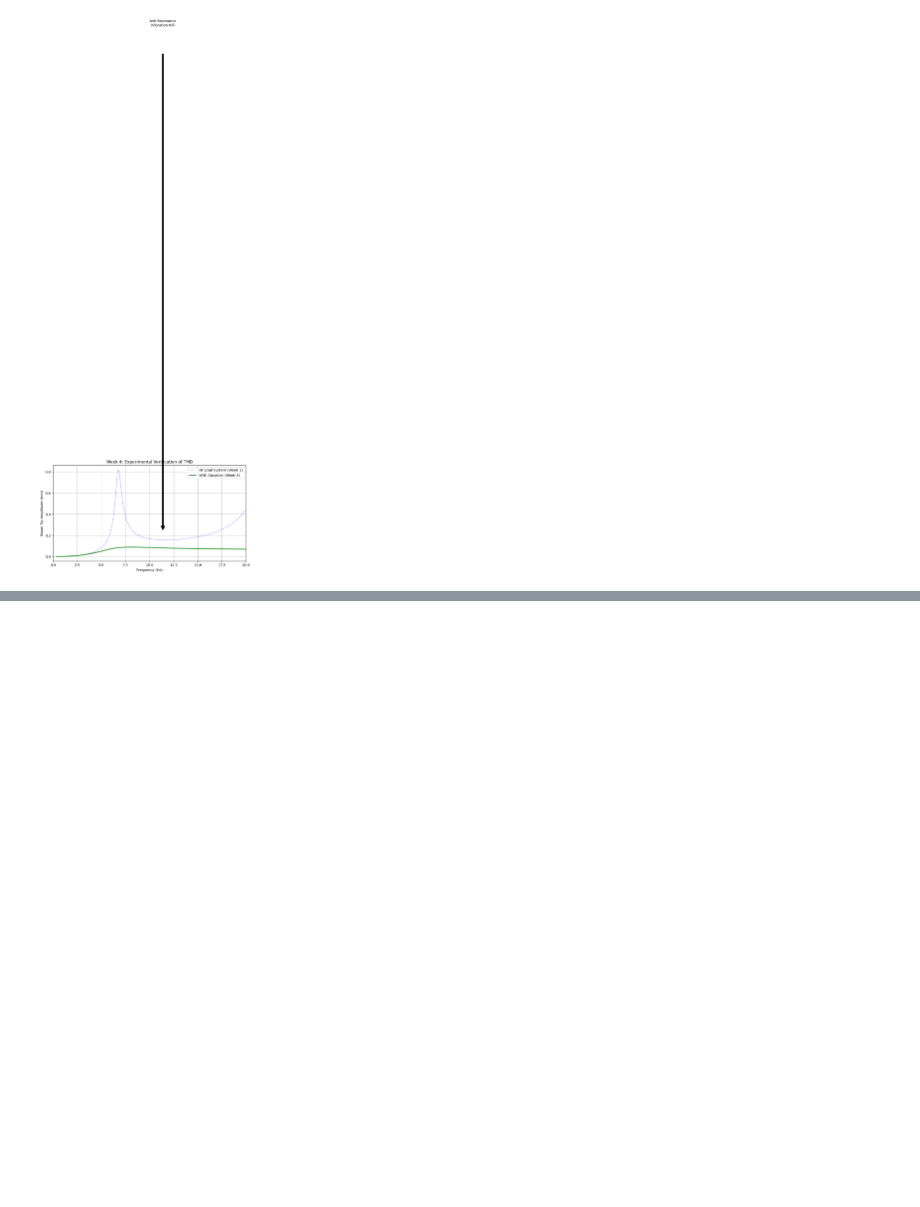
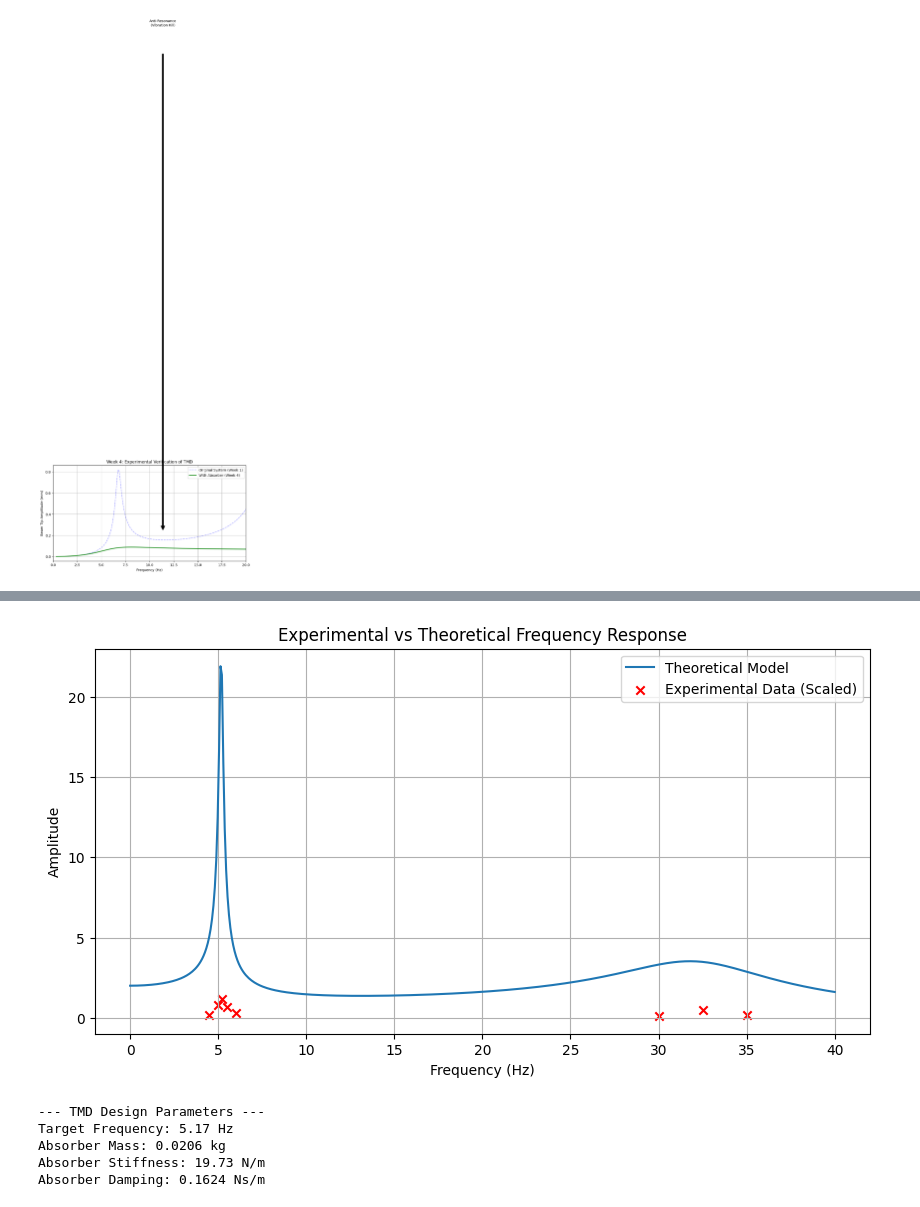
Before and after one commit to Du-nara/ME421-Mechanical-Systems-Lab-A3, a Jupyter notebook: Vibration/E_20_289_Vibration.ipynb, the cells around one changed output, grey strips where cells are left out. Cells and saved outputs as stored; diff of their text form; code cells hidden in the pictures; blank space fills up the shorter version.

```diff
--- a/Vibration/E_20_289_Vibration.ipynb
+++ b/Vibration/E_20_289_Vibration.ipynb
@@ -523,0 +739,47 @@ Absorber Stiffness: 920.2 N/m
+# %%
+# Placeholder for Experimental Data
+# Replace these arrays with your actual lab measurements!
+exp_freqs_hz = np.array([4.5, 5.0, 5.2, 5.5, 6.0, 30.0, 32.5, 35.0])
+exp_amps = np.array([0.002, 0.008, 0.012, 0.007, 0.003, 0.001, 0.005, 0.002])
+
+plt.figure(figsize=(10, 5))
+
+# Plot Theory
+plt.plot(freqs, response_mag, label='Theoretical Model')
+
+# Plot Experiment
+plt.scatter(exp_freqs_hz, exp_amps * 100, color='red', marker='x', label='Experimental Data (Scaled)')
+# Note: Scaling (*100) might be needed to match units if theory is normalized
+
+plt.title("Experimental vs Theoretical Frequency Response")
+plt.xlabel("Frequency (Hz)")
+plt.ylabel("Amplitude")
+plt.legend()
+plt.grid(True)
+plt.show()
+# %% [output]
+[figure, added]
+# %%
+mu = 0.05 # Design choice: 5% mass ratio
+m_eff_sys = m_beam_total * 0.25 # Approximate effective mass at antinode (simplified)
+m_tmd = mu * m_eff_sys
+
+# Optimal Tuning
+f_opt = 1 / (1 + mu)
+omega_tmd = f_opt * omega_n[0] # Tuned to Mode 1
+k_tmd = m_tmd * omega_tmd**2
+
+zeta_tmd = np.sqrt((3*mu) / (8 * (1+mu)**3))
+c_tmd = 2 * zeta_tmd * m_tmd * omega_tmd
+
+print(f"--- TMD Design Parameters ---")
+print(f"Target Frequency: {omega_n[0]/(2*np.pi):.2f} Hz")
+print(f"Absorber Mass: {m_tmd:.4f} kg")
+print(f"Absorber Stiffness: {k_tmd:.2f} N/m")
+print(f"Absorber Damping: {c_tmd:.4f} Ns/m")
+# %% [output]
+--- TMD Design Parameters ---
+Target Frequency: 5.17 Hz
+Absorber Mass: 0.0206 kg
+Absorber Stiffness: 19.73 N/m
+Absorber Damping: 0.1624 Ns/m
```
Also changed, not shown: parts of 6 cells of this notebook.
